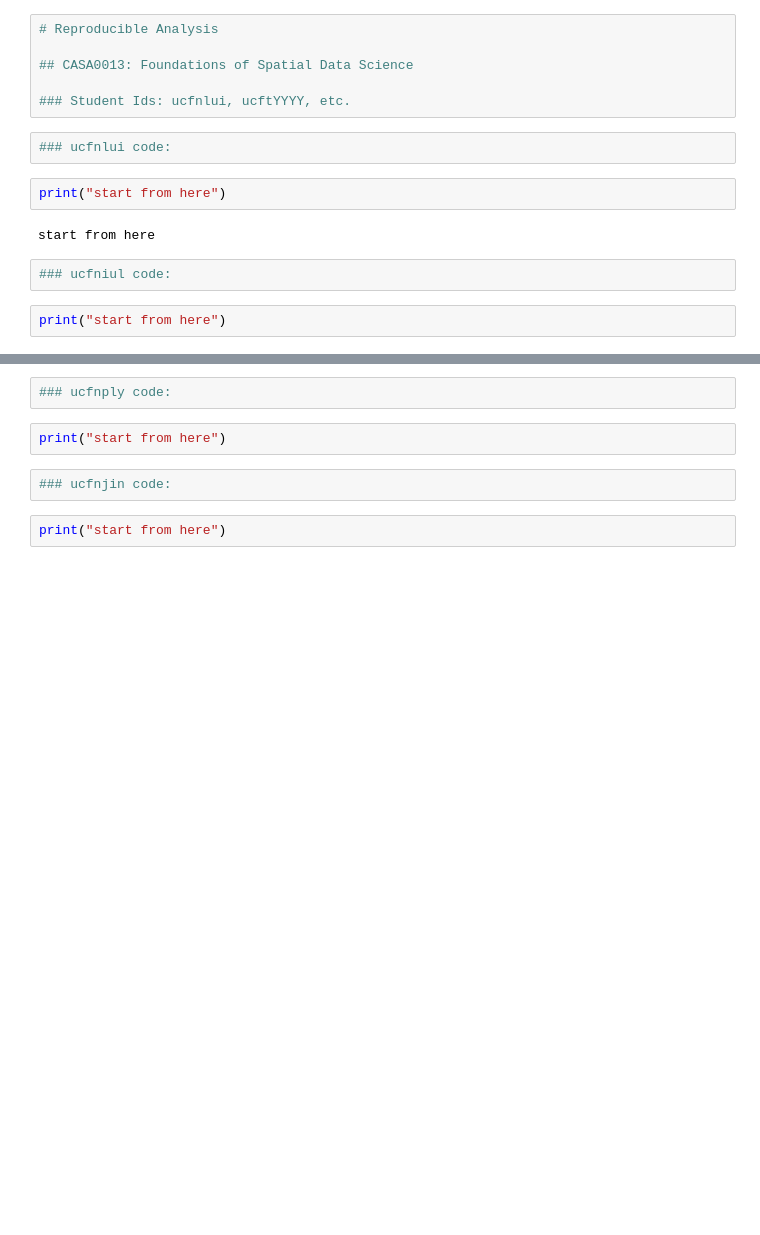
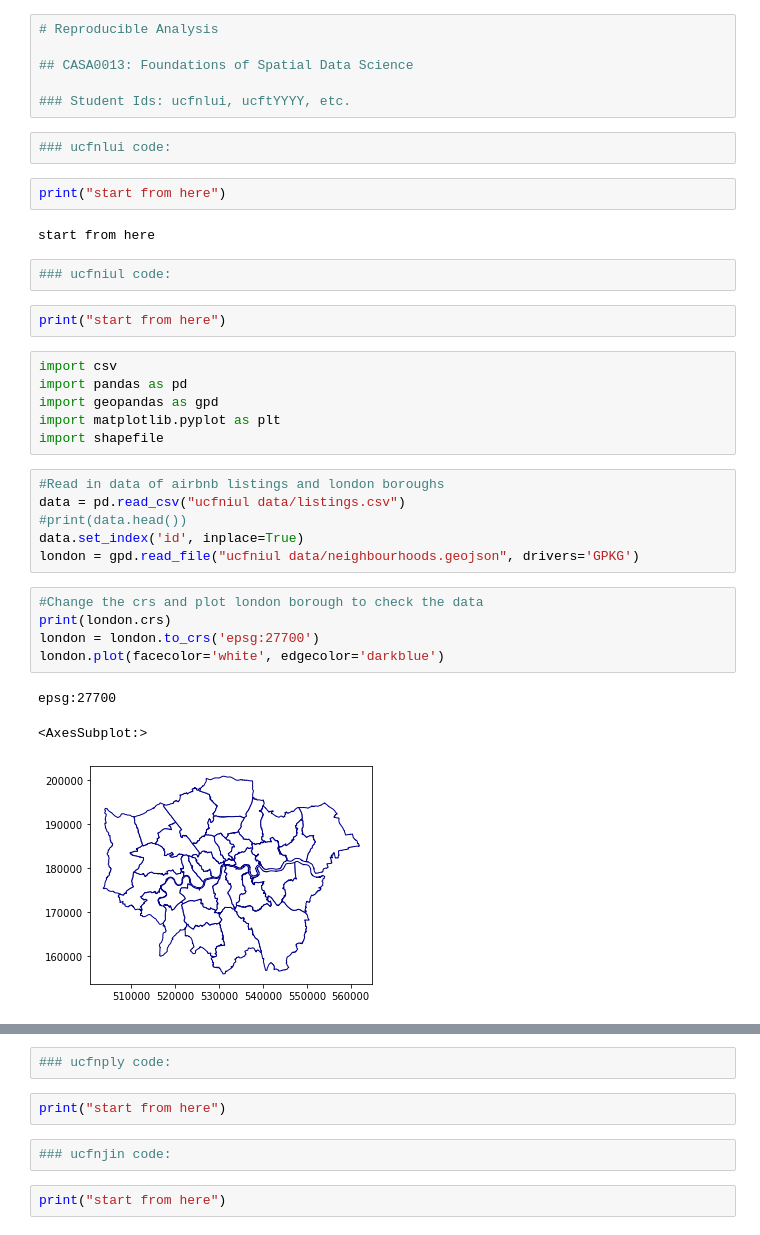
Before and after one commit to ucfnlui/FSDS-CW2-GAGAGAGA-, a Jupyter notebook: Reproducible Analysis/ReproAnalysis.ipynb, the cells around one changed output, grey strips where cells are left out. Drawn from its saved outputs; the diff is of its cells as text; blank space fills up the shorter version.

Commit message:
docs(ReproAnalysis  &data): add code and data

```diff
--- a/Reproducible Analysis/ReproAnalysis.ipynb
+++ b/Reproducible Analysis/ReproAnalysis.ipynb
@@ -14,3 +14,24 @@ start from here
 ### ucfniul code:
 # %%
 print("start from here")
+# %%
+import csv
+import pandas as pd
+import geopandas as gpd
+import matplotlib.pyplot as plt
+import shapefile
+# %%
+#Read in data of airbnb listings and london boroughs
+data = pd.read_csv("ucfniul data/listings.csv")
+#print(data.head())
+data.set_index('id', inplace=True)
+london = gpd.read_file("ucfniul data/neighbourhoods.geojson", drivers='GPKG')
+# %%
+#Change the crs and plot london borough to check the data
+print(london.crs)
+london = london.to_crs('epsg:27700')
+london.plot(facecolor='white', edgecolor='darkblue')
+# %% [output]
+epsg:27700
+<AxesSubplot:>
+[figure, added]
```
Also changed, not shown: parts of 7 cells of this notebook, 9 other files.
